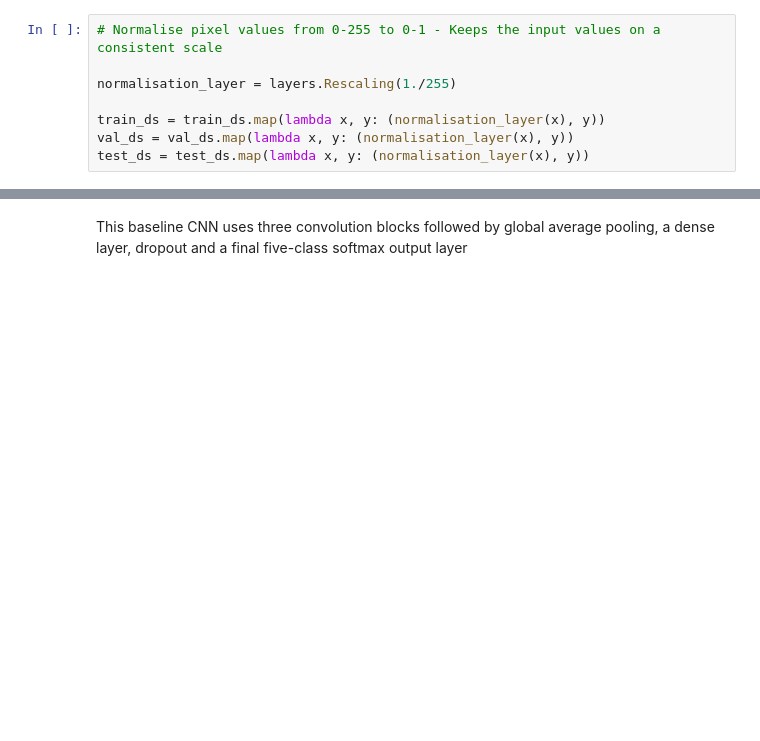
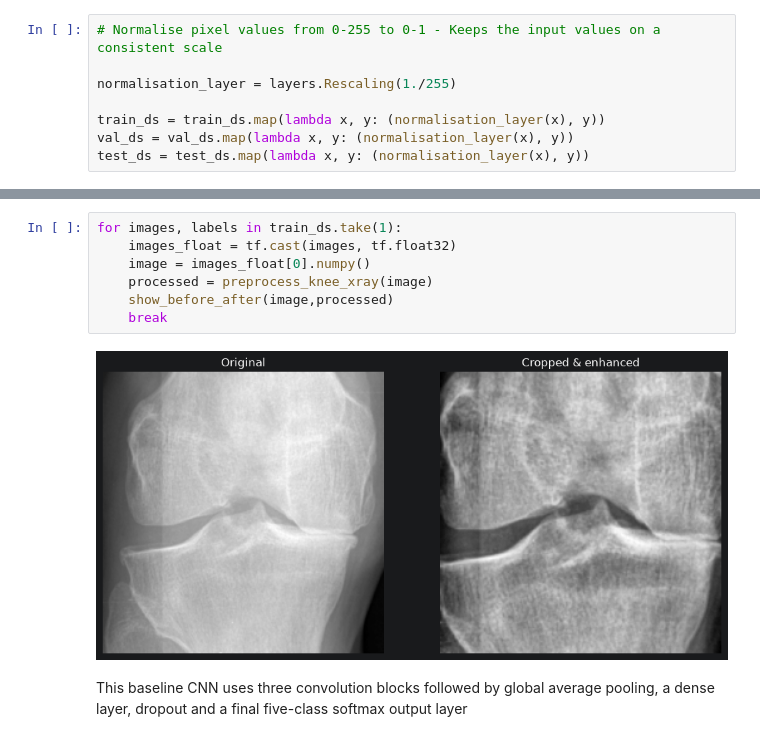
Before and after one commit to RichGit256/-error-404-technical-challenge, a Jupyter notebook: baseline_model.ipynb, the cells around one changed output, grey strips where cells are left out. Drawn from its saved outputs; the diff is of its cells as text; blank space fills up the shorter version.

```diff
--- a/baseline_model.ipynb
+++ b/baseline_model.ipynb
@@ -189,3 +243,12 @@ test_ds = test_ds.map(lambda x, y: (normalisation_layer(x), y))
+# %%
+for images, labels in train_ds.take(1):
+    images_float = tf.cast(images, tf.float32)
+    image = images_float[0].numpy()
+    processed = preprocess_knee_xray(image)
+    show_before_after(image,processed)
+    break
+# %% [output]
+[figure, added]
 # %% [markdown]
 This baseline CNN uses three convolution blocks followed by global average pooling, a dense layer, dropout and a final five-class softmax output layer
 # %%
```
Also changed, not shown: parts of 19 cells of this notebook, 1 other file.
